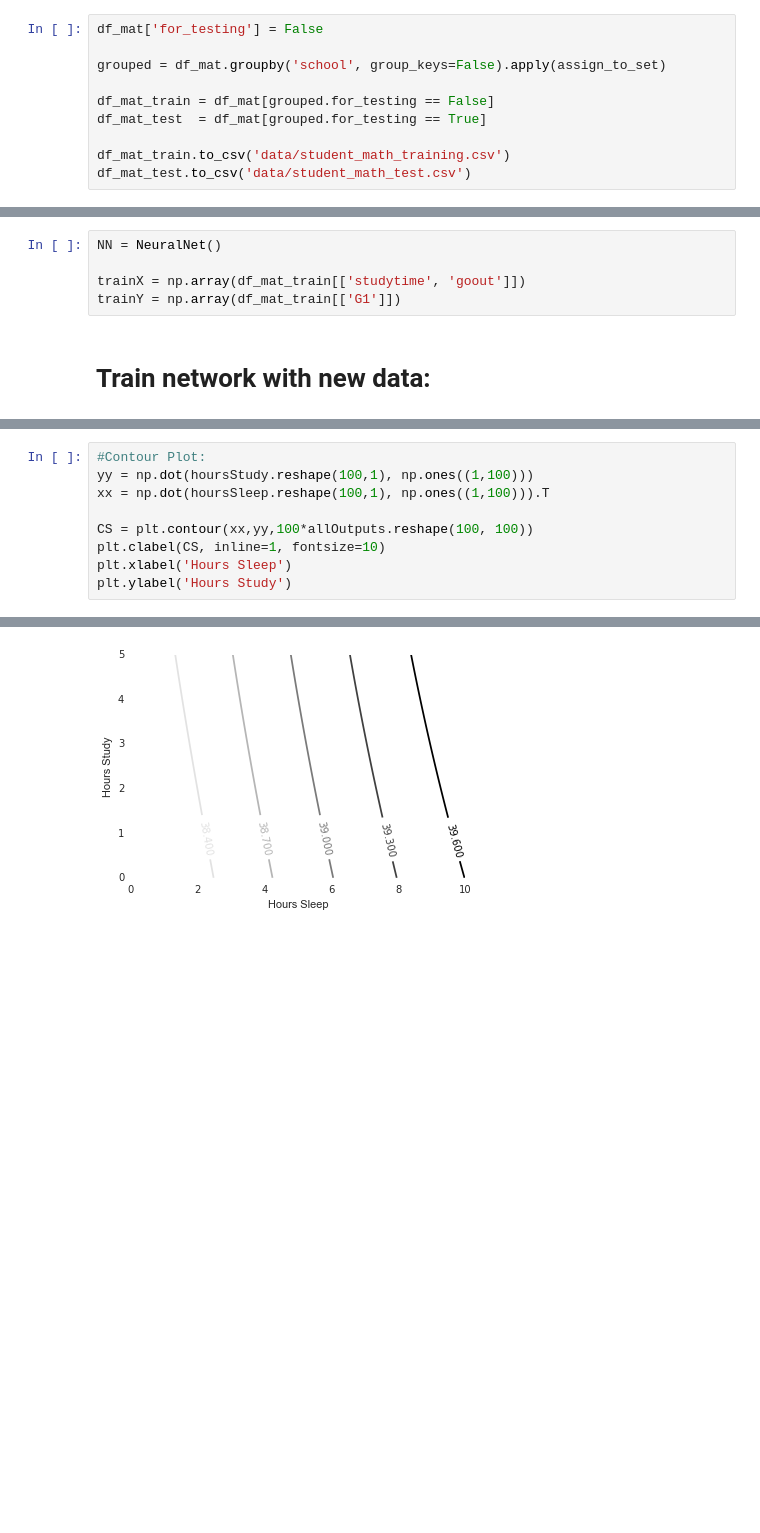
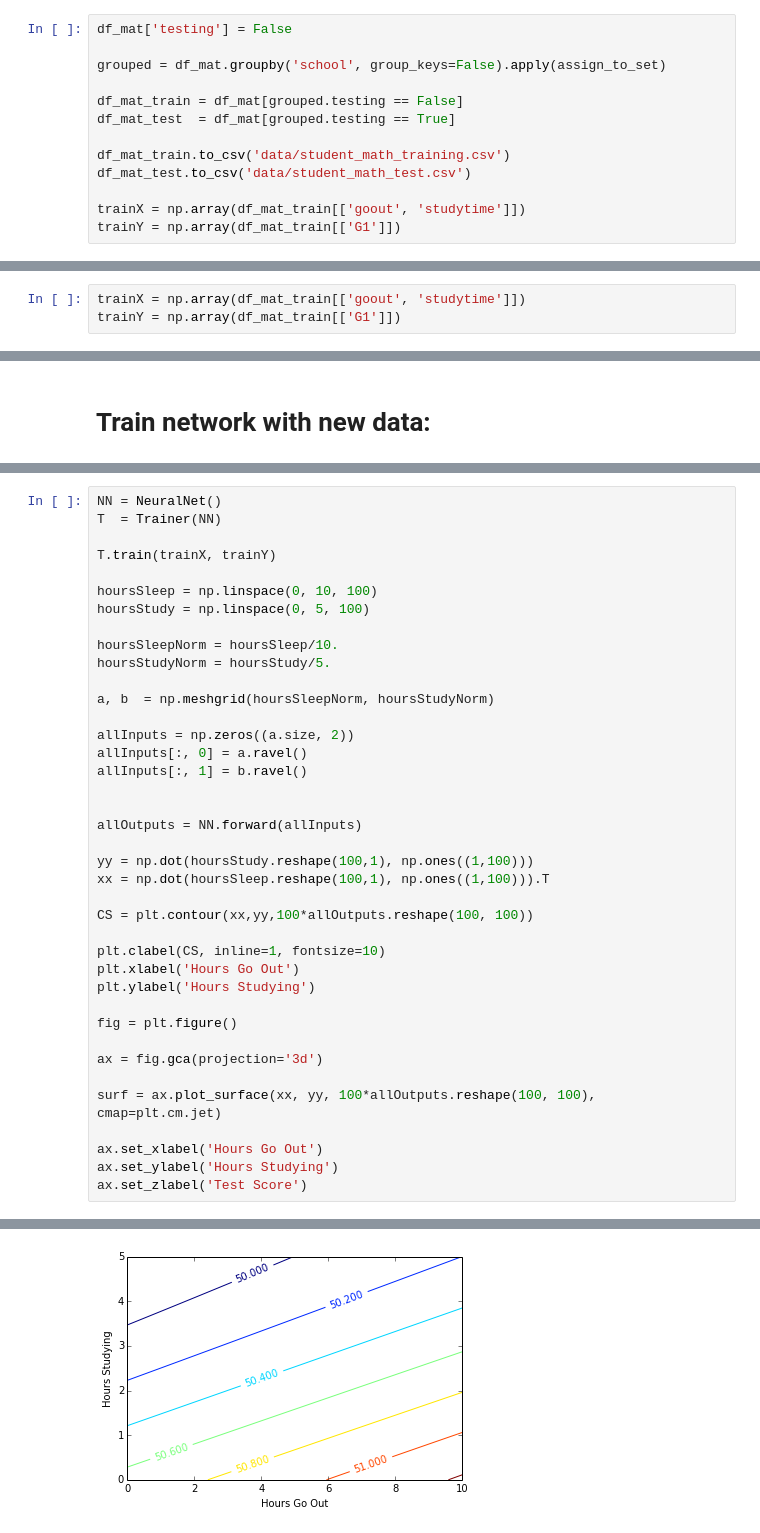
Before and after one commit to jjangsangy/GetDeeper, a Jupyter notebook: DeepLearning/NeuralNet.ipynb, the cells around one changed output, grey strips where cells are left out. Drawn from its saved outputs; the diff is of its cells as text; blank space fills up the shorter version.

Commit message:
neural net

```diff
--- a/DeepLearning/NeuralNet.ipynb
+++ b/DeepLearning/NeuralNet.ipynb
@@ -48,12 +65,15 @@ def assign_to_set(df):
 # %%
-df_mat['for_testing'] = False
+df_mat['testing'] = False
 
 grouped = df_mat.groupby('school', group_keys=False).apply(assign_to_set)
 
-df_mat_train = df_mat[grouped.for_testing == False]
-df_mat_test  = df_mat[grouped.for_testing == True]
+df_mat_train = df_mat[grouped.testing == False]
+df_mat_test  = df_mat[grouped.testing == True]
 
 df_mat_train.to_csv('data/student_math_training.csv')
 df_mat_test.to_csv('data/student_math_test.csv')
+
+trainX = np.array(df_mat_train[['goout', 'studytime']])
+trainY = np.array(df_mat_train[['G1']])
 # %% [markdown]
 # Artificial Neural Network Implementation
@@ -203,3 +225,6 @@ class Trainer:
+# %%
+trainX = np.array(df_mat_train[['goout', 'studytime']])
+trainY = np.array(df_mat_train[['G1']])
 # %%
 fig = plt.figure(0,(8,3))
 
@@ -220,9 +245,4 @@ plt.ylabel('Test Score')
 # %% [markdown]
 #Normalize
-# %%
-NN = NeuralNet()
-
-trainX = np.array(df_mat_train[['studytime', 'goout']])
-trainY = np.array(df_mat_train[['G1']])
 # %% [markdown]
 # Train network with new data:
@@ -266,10 +249,40 @@ allOutputs = NN.forward(allInputs)
 # %%
-#Contour Plot:
+NN = NeuralNet()
+T  = Trainer(NN)
+
+T.train(trainX, trainY)
+
+hoursSleep = np.linspace(0, 10, 100)
+hoursStudy = np.linspace(0, 5, 100)
+
+hoursSleepNorm = hoursSleep/10.
+hoursStudyNorm = hoursStudy/5.
+
+a, b  = np.meshgrid(hoursSleepNorm, hoursStudyNorm)
+
+allInputs = np.zeros((a.size, 2))
+allInputs[:, 0] = a.ravel()
+allInputs[:, 1] = b.ravel()
+
+
+allOutputs = NN.forward(allInputs)
+
 yy = np.dot(hoursStudy.reshape(100,1), np.ones((1,100)))
 xx = np.dot(hoursSleep.reshape(100,1), np.ones((1,100))).T
 
 CS = plt.contour(xx,yy,100*allOutputs.reshape(100, 100))
+
 plt.clabel(CS, inline=1, fontsize=10)
-plt.xlabel('Hours Sleep')
-plt.ylabel('Hours Study')
+plt.xlabel('Hours Go Out')
+plt.ylabel('Hours Studying')
+
+fig = plt.figure()
+
+ax = fig.gca(projection='3d')
+
+surf = ax.plot_surface(xx, yy, 100*allOutputs.reshape(100, 100), cmap=plt.cm.jet)
+
+ax.set_xlabel('Hours Go Out')
+ax.set_ylabel('Hours Studying')
+ax.set_zlabel('Test Score')
 # %% [output]
@@ -277 +295 @@ plt.ylabel('Hours Study')
-[figure, old version]
+[figure, new version]
```
Also changed, not shown: parts of 19 cells of this notebook.
